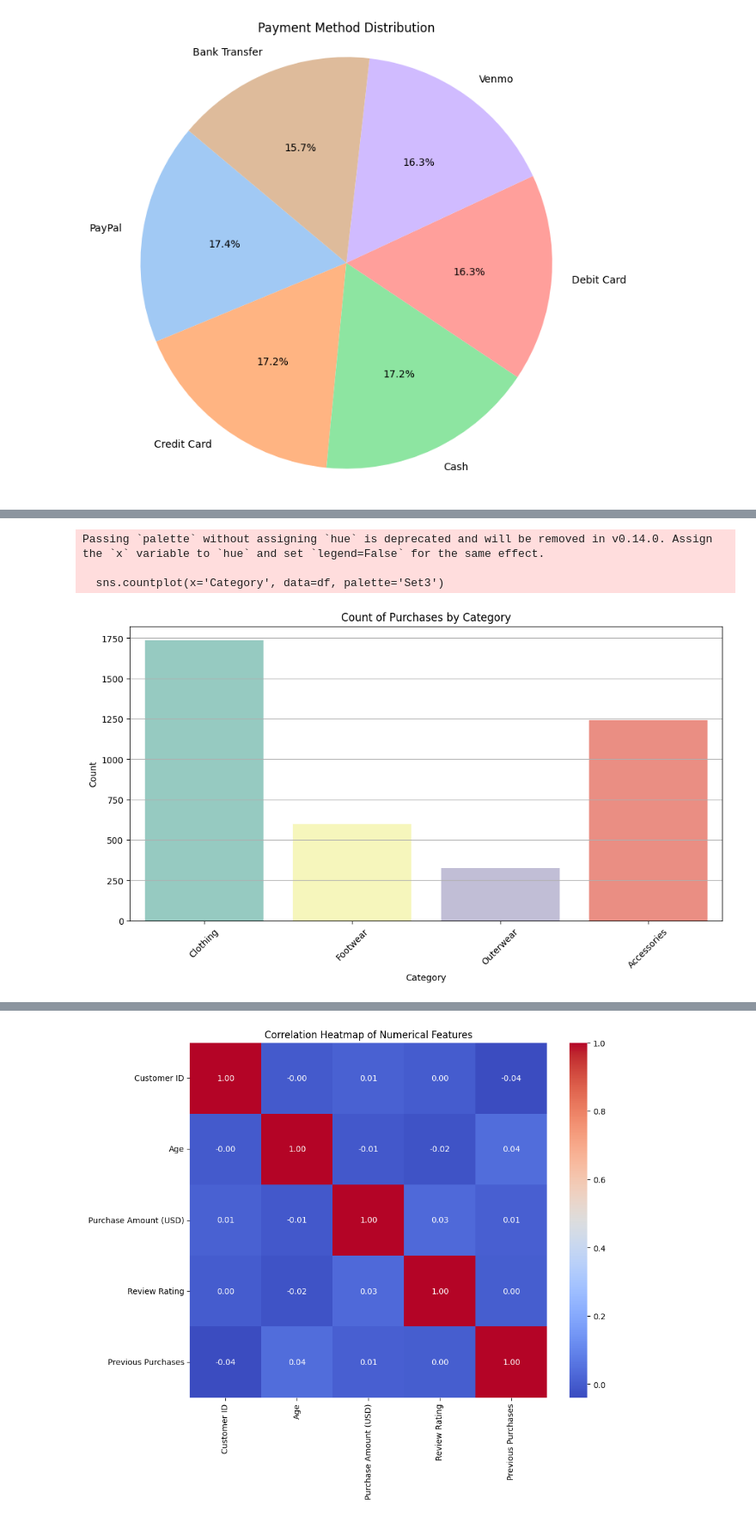
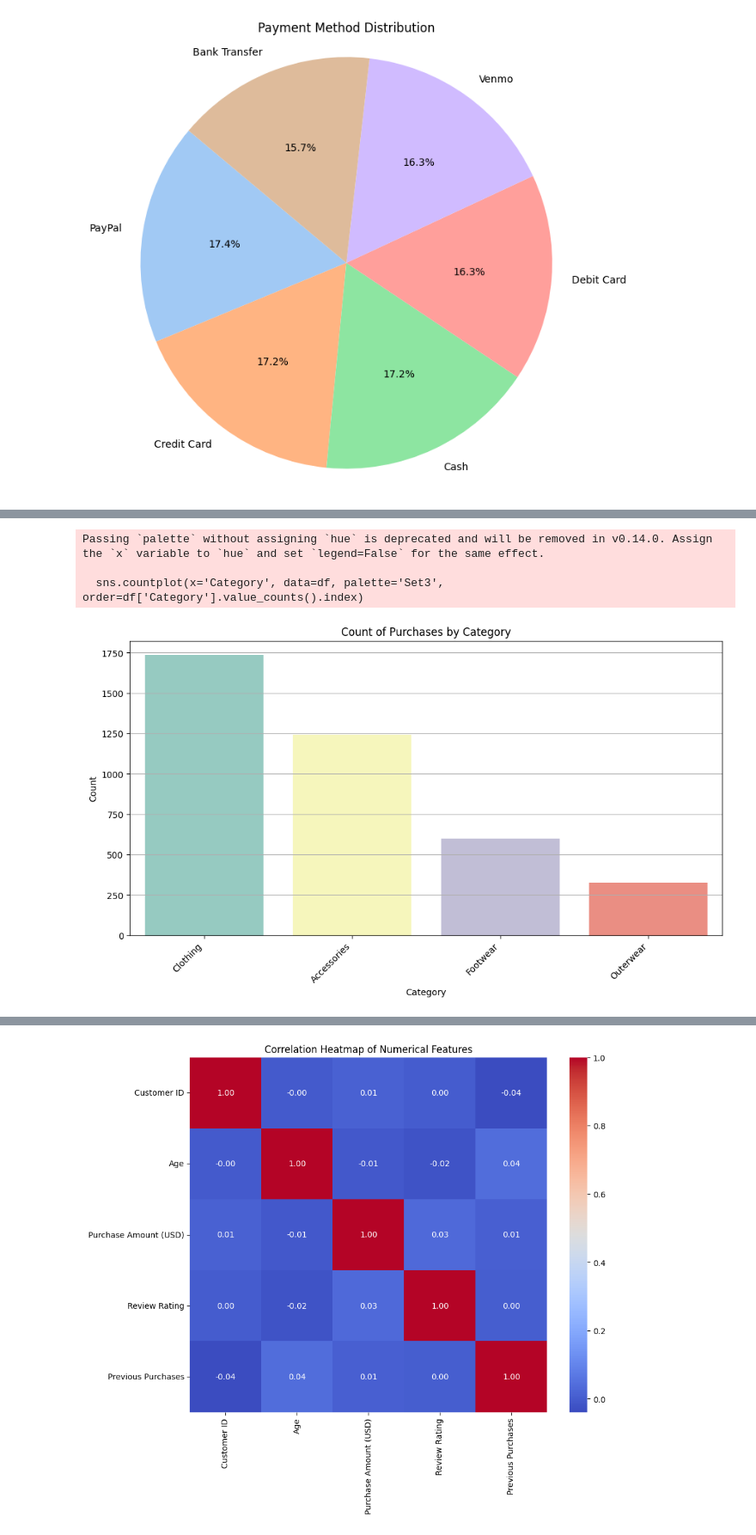
Before and after one commit to hasanahaffendy/STQD6234-DataManagement, a Jupyter notebook: P131626_Assignment1.ipynb, the cells around one changed output, grey strips where cells are left out. Shown at 86% size. Saved outputs shown, nothing was run; the diff lists cells and outputs as text; code cells hidden in the pictures.

```diff
--- a/P131626_Assignment1.ipynb
+++ b/P131626_Assignment1.ipynb
@@ -182,15 +295,16 @@ plt.show()
 # %%
 # Plot count of purchases by category
 plt.figure(figsize=(12, 6))
-sns.countplot(x='Category', data=df, palette='Set3')
+sns.countplot(x='Category', data=df, palette='Set3', order=df['Category'].value_counts().index)
 plt.title('Count of Purchases by Category')
 plt.xlabel('Category')
 plt.ylabel('Count')
-plt.xticks(rotation=45)
+plt.xticks(rotation=45, ha='right')  # Rotate x-axis labels for better readability
 plt.grid(axis='y')
+
 plt.show()
 # %% [output]
 Passing `palette` without assigning `hue` is deprecated and will be removed in v0.14.0. Assign the `x` variable to `hue` and set `legend=False` for the same effect.
 
-  sns.countplot(x='Category', data=df, palette='Set3')
+  sns.countplot(x='Category', data=df, palette='Set3', order=df['Category'].value_counts().index)
-[figure, old version]
+[figure, new version]
```
Also changed, not shown: parts of 22 cells of this notebook.
